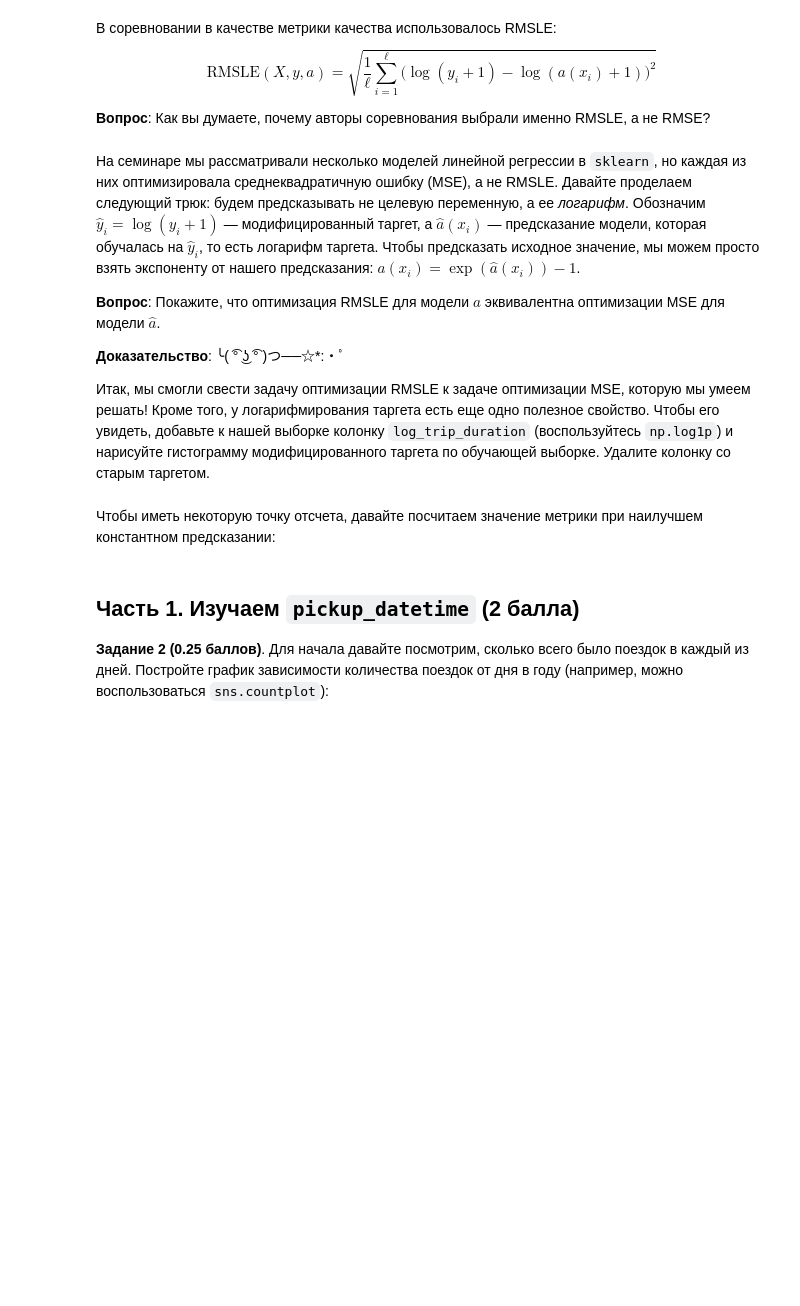
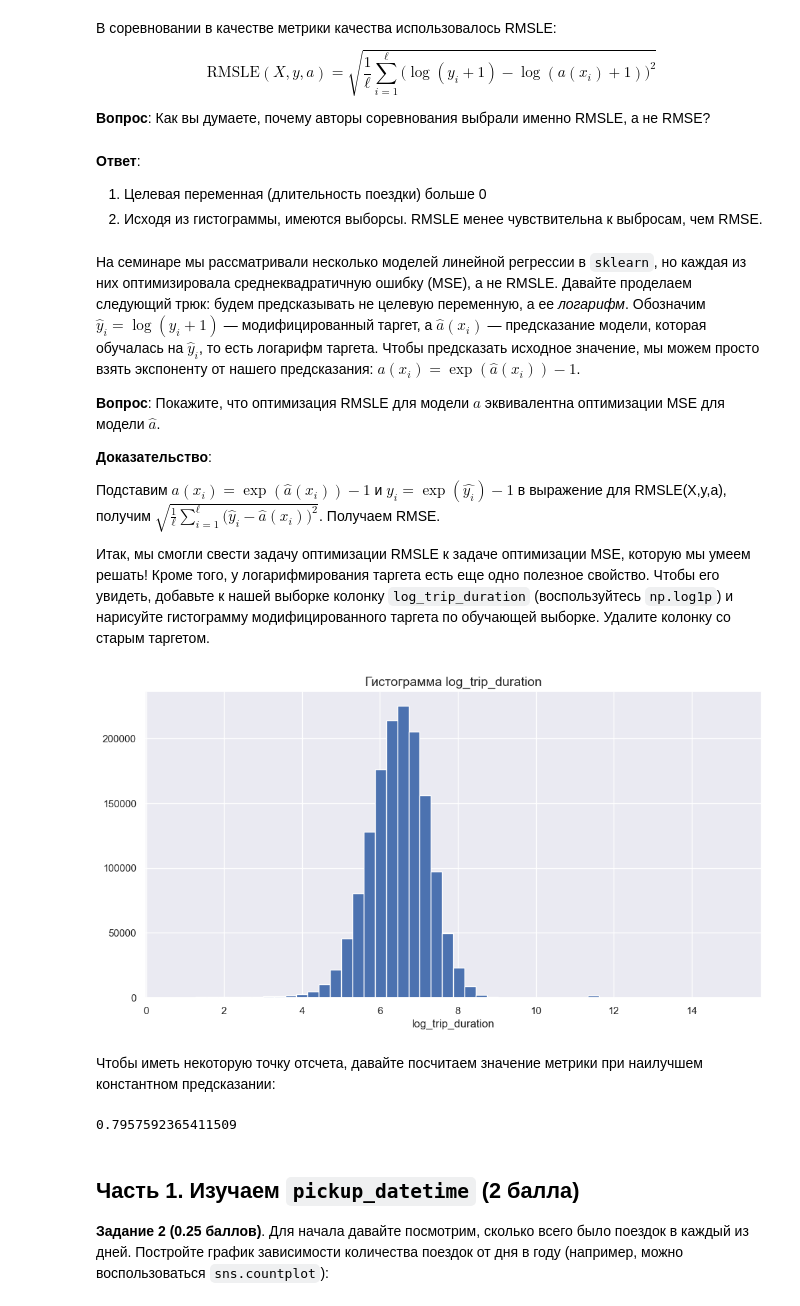
Before and after one commit to diemvs/hse_hw, a Jupyter notebook: ml/hw2/homework-practice-02-linregr.ipynb, the cells around one changed output. Drawn from its saved outputs; the diff is of its cells as text; code cells hidden in the pictures; blank space fills up the shorter version.

```diff
--- a/ml/hw2/homework-practice-02-linregr.ipynb
+++ b/ml/hw2/homework-practice-02-linregr.ipynb
@@ -90,11 +131,18 @@ np.random.seed(0)
 $$\text{RMSLE}(X, y, a) = \sqrt{\frac{1}{\ell}\sum_{i=1}^{\ell} \big(\log{(y_i + 1)} - \log{(a(x_i) + 1)}\big)^2}$$
 
 **Вопрос**: Как вы думаете, почему авторы соревнования выбрали именно RMSLE, а не RMSE?
+# %% [markdown]
+**Ответ**:
+1) Целевая переменная (длительность поездки) больше 0
+2) Исходя из гистограммы, имеются выборсы. RMSLE менее чувствительна к выбросам, чем RMSE.
 # %% [markdown]
 На семинаре мы рассматривали несколько моделей линейной регрессии в `sklearn`, но каждая из них оптимизировала среднеквадратичную ошибку (MSE), а не RMSLE. Давайте проделаем следующий трюк: будем предсказывать не целевую переменную, а ее *логарифм*. Обозначим $\hat{y}_i = \log{(y_i + 1)}$ — модифицированный таргет, а $\hat{a}(x_i)$ — предсказание модели, которая обучалась на $\hat{y}_i$, то есть логарифм таргета. Чтобы предсказать исходное значение, мы можем просто взять экспоненту от нашего предсказания: $a(x_i) = \exp(\hat{a}(x_i)) - 1$.
 
 **Вопрос**: Покажите, что оптимизация RMSLE для модели $a$ эквивалентна оптимизации MSE для модели $\hat{a}$.
 
-**Доказательство**: ╰( ͡° ͜ʖ ͡° )つ──☆*:・ﾟ
+**Доказательство**:
+
+Подставим $a(x_i) = \exp(\hat{a}(x_i)) - 1$ и $y_i = \exp(\hat{y_i}) - 1$ в выражение для RMSLE(X,y,a), получим   $\sqrt{\frac{1}{\ell}\sum_{i=1}^{\ell} \big(\hat{y}_i - \hat{a}(x_i))^2}$.
+Получаем RMSE.
 
 Итак, мы смогли свести задачу оптимизации RMSLE к задаче оптимизации MSE, которую мы умеем решать! Кроме того, у логарифмирования таргета есть еще одно полезное свойство. Чтобы его увидеть, добавьте к нашей выборке колонку `log_trip_duration` (воспользуйтесь `np.log1p`) и нарисуйте гистограмму модифицированного таргета по обучающей выборке. Удалите колонку со старым таргетом.
@@ -103,2 +149,14 @@ $$\text{RMSLE}(X, y, a) = \sqrt{\frac{1}{\ell}\sum_{i=1}^{\ell} \big(\log{(y_i +
+# %%
+df['log_trip_duration'] = df['trip_duration'].apply(lambda td: np.log1p(td))
+
+df = df.drop(columns='trip_duration')
+# %%
+df.hist(column='log_trip_duration', figsize=(12, 6), bins=50)
+
+plt.title('Гистограмма log_trip_duration', fontsize=14)
+plt.xlabel('log_trip_duration')
+plt.show()
+# %% [output]
+[figure, added]
 # %% [markdown]
 Чтобы иметь некоторую точку отсчета, давайте посчитаем значение метрики при наилучшем константном предсказании:
@@ -113,3 +163,11 @@ assert np.allclose(rmsle_best_const, 0.79575, 1e-4)
+# %%
+from sklearn import metrics
+
+rmsle_best_const = np.sqrt(metrics.mean_squared_error(df['log_trip_duration'].mean() * np.ones(df.shape[0]), df['log_trip_duration']))
+print(rmsle_best_const)
+assert np.allclose(rmsle_best_const, 0.79575, 1e-4)
+# %% [output]
+0.7957592365411509
 # %% [markdown]
 ## Часть 1. Изучаем `pickup_datetime` (2 балла)
 
```
Also changed, not shown: parts of 33 cells of this notebook.
